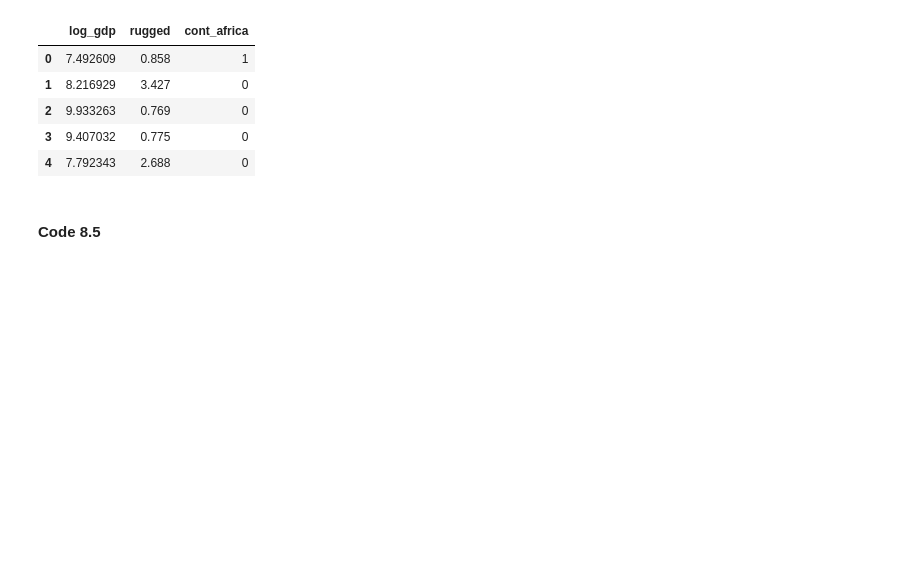
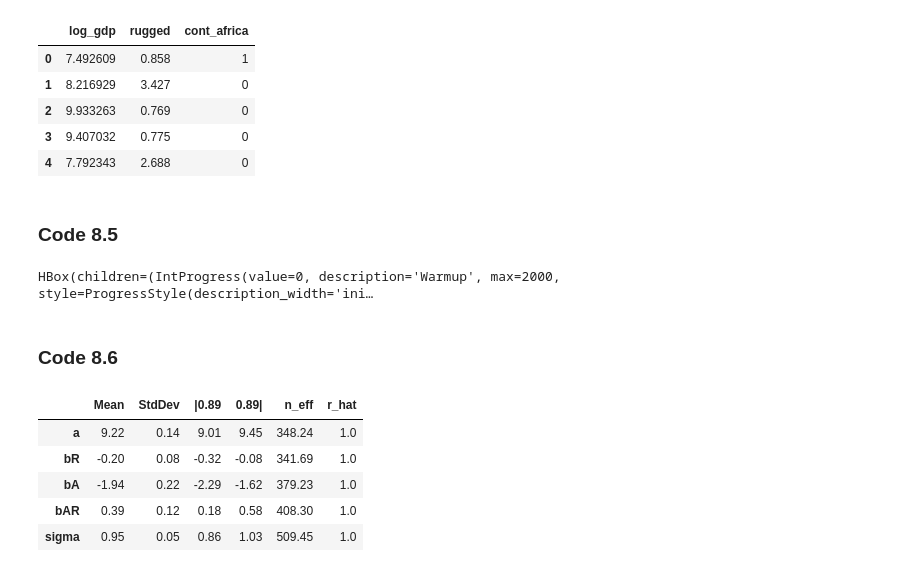
Before and after one commit to fehiepsi/rethinking-pyro, a Jupyter notebook: notebooks/08_markov_chain_monte_carlo.ipynb, the cells around one changed output. Drawn from its saved outputs; the diff is of its cells as text; code cells hidden in the pictures; blank space fills up the shorter version.

```diff
--- a/notebooks/08_markov_chain_monte_carlo.ipynb
+++ b/notebooks/08_markov_chain_monte_carlo.ipynb
@@ -87,7 +89,7 @@ memory usage: 4.1 KB
 | 3 | 9.407032 | 0.775 | 0 |
 | 4 | 7.792343 | 2.688 | 0 |
 # %% [markdown]
-#### Code 8.5
+### Code 8.5
 # %%
 def model(rugged, cont_africa, log_gdp):
     a = pyro.sample("a", dist.Normal(0, 100))
@@ -98,3 +100,19 @@ def model(rugged, cont_africa, log_gdp):
     sigma = pyro.sample("sigma", dist.Uniform(0, 10))
     with pyro.plate("plate"):
         pyro.sample("log_gdp", dist.Normal(mu, sigma), obs=log_gdp)
+
+kernel = NUTS(model)
+m8_1stan = MCMC(kernel, num_samples=1000).run(dd_rugged, dd_cont_africa, dd_log_gdp)
+# %% [output]
+HBox(children=(IntProgress(value=0, description='Warmup', max=2000, style=ProgressStyle(description_width='ini…
+# %% [markdown]
+### Code 8.6
+# %%
+precis(m8_1stan)
+# %% [output]
+|  | Mean | StdDev | |0.89 | 0.89| | n_eff | r_hat |
+| a | 9.22 | 0.14 | 9.01 | 9.45 | 348.24 | 1.0 |
+| bR | -0.20 | 0.08 | -0.32 | -0.08 | 341.69 | 1.0 |
+| bA | -1.94 | 0.22 | -2.29 | -1.62 | 379.23 | 1.0 |
+| bAR | 0.39 | 0.12 | 0.18 | 0.58 | 408.30 | 1.0 |
+| sigma | 0.95 | 0.05 | 0.86 | 1.03 | 509.45 | 1.0 |
```
Also changed, not shown: parts of 29 cells of this notebook, 1 other file.
